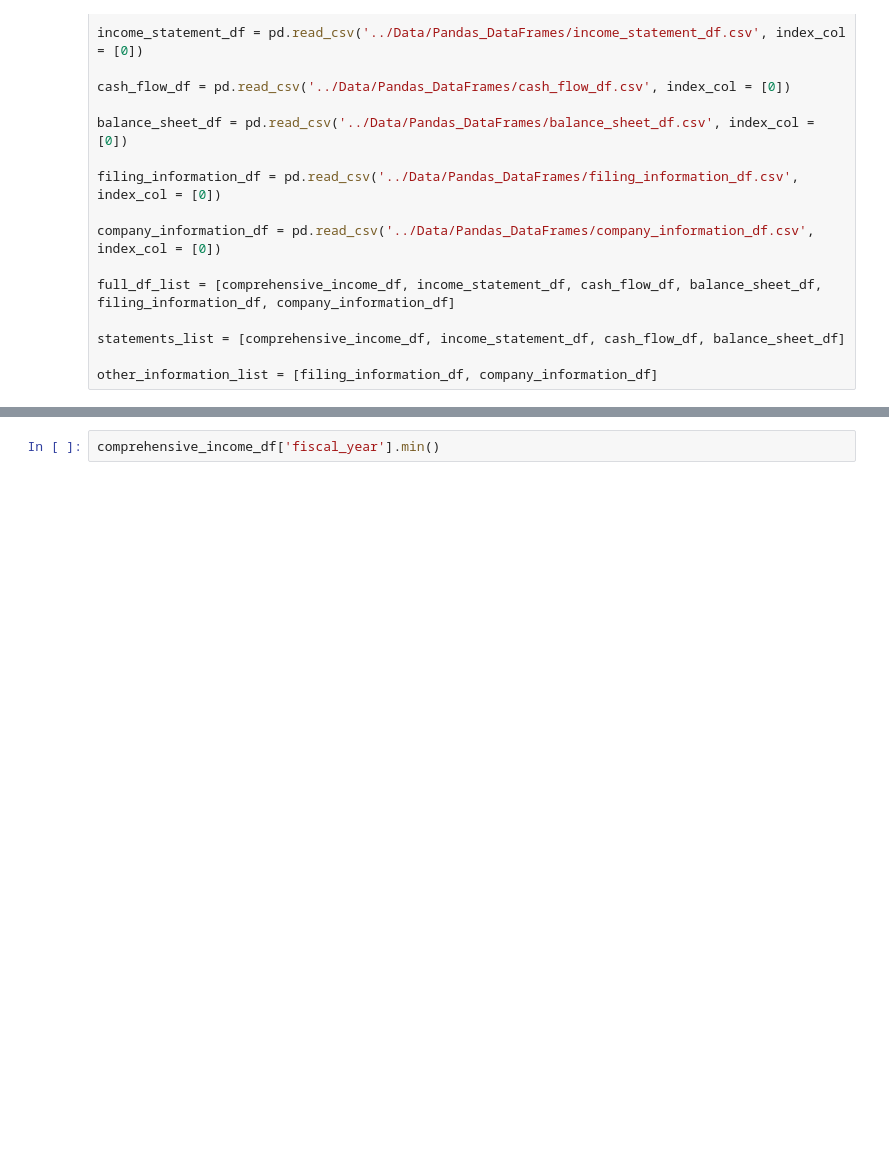
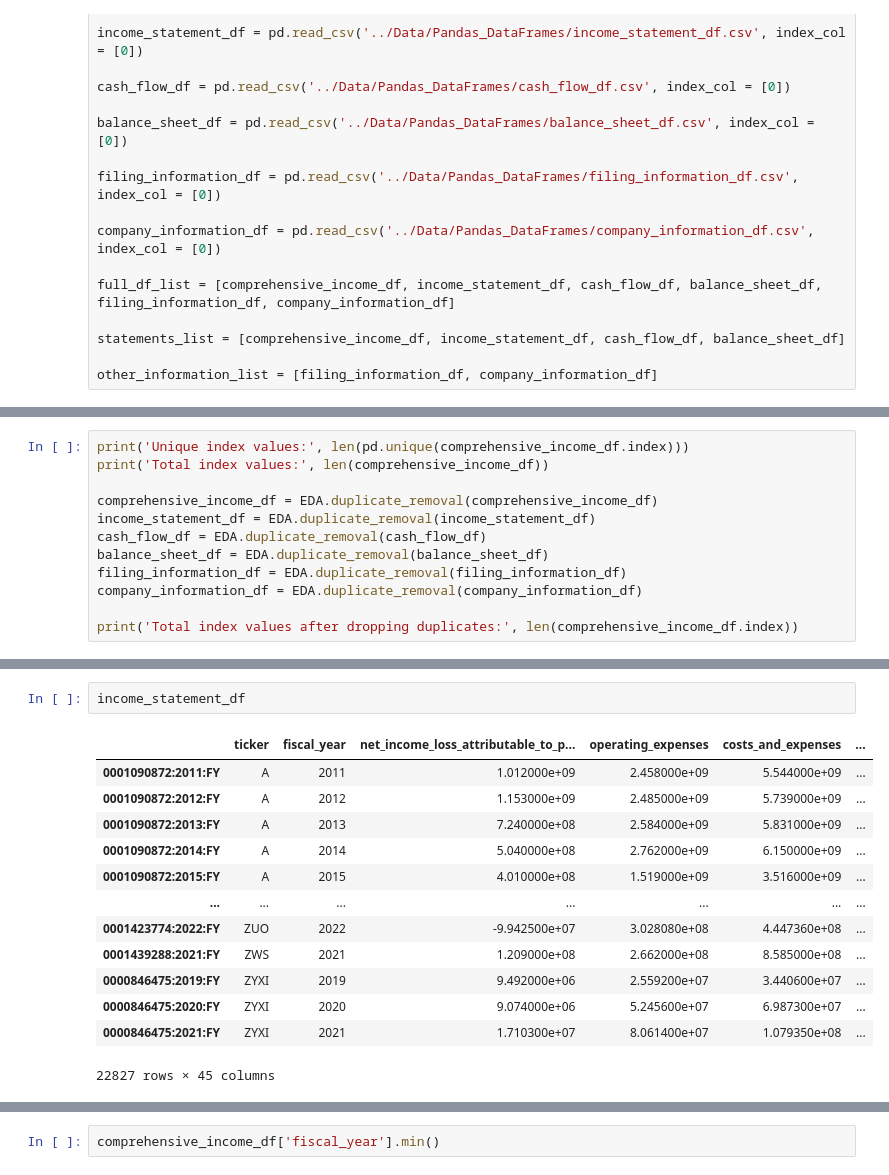
Before and after one commit to BNDT4Sen/Final-Project-Financial-Analysis, a Jupyter notebook: Exploratory-Data-Analysis/DataFrame_Exploration.ipynb, the cells around one changed output, grey strips where cells are left out. Saved outputs shown, nothing was run; the diff lists cells and outputs as text; blank space fills up the shorter version.

```diff
--- a/Exploratory-Data-Analysis/DataFrame_Exploration.ipynb
+++ b/Exploratory-Data-Analysis/DataFrame_Exploration.ipynb
@@ -81,0 +34,12 @@ Series([], Name: cik, dtype: int64)
+# %%
+print('Unique index values:', len(pd.unique(comprehensive_income_df.index)))
+print('Total index values:', len(comprehensive_income_df))
+
+comprehensive_income_df = EDA.duplicate_removal(comprehensive_income_df)
+income_statement_df = EDA.duplicate_removal(income_statement_df)
+cash_flow_df = EDA.duplicate_removal(cash_flow_df)
+balance_sheet_df = EDA.duplicate_removal(balance_sheet_df)
+filing_information_df = EDA.duplicate_removal(filing_information_df)
+company_information_df = EDA.duplicate_removal(company_information_df)
+
+print('Total index values after dropping duplicates:', len(comprehensive_income_df.index))
@@ -103,0 +71,16 @@ InvalidIndexError: Reindexing only valid with uniquely valued Index objects
+# %%
+income_statement_df
+# %% [output]
+|  | ticker | fiscal_year | net_income_loss_attributable_to_p... | operating_expenses | costs_and_expenses | ... |
+| 0001090872:2011:FY | A | 2011 | 1.012000e+09 | 2.458000e+09 | 5.544000e+09 | ... |
+| 0001090872:2012:FY | A | 2012 | 1.153000e+09 | 2.485000e+09 | 5.739000e+09 | ... |
+| 0001090872:2013:FY | A | 2013 | 7.240000e+08 | 2.584000e+09 | 5.831000e+09 | ... |
+| 0001090872:2014:FY | A | 2014 | 5.040000e+08 | 2.762000e+09 | 6.150000e+09 | ... |
+| 0001090872:2015:FY | A | 2015 | 4.010000e+08 | 1.519000e+09 | 3.516000e+09 | ... |
+| ... | ... | ... | ... | ... | ... | ... |
+| 0001423774:2022:FY | ZUO | 2022 | -9.942500e+07 | 3.028080e+08 | 4.447360e+08 | ... |
+| 0001439288:2021:FY | ZWS | 2021 | 1.209000e+08 | 2.662000e+08 | 8.585000e+08 | ... |
+| 0000846475:2019:FY | ZYXI | 2019 | 9.492000e+06 | 2.559200e+07 | 3.440600e+07 | ... |
+| 0000846475:2020:FY | ZYXI | 2020 | 9.074000e+06 | 5.245600e+07 | 6.987300e+07 | ... |
+| 0000846475:2021:FY | ZYXI | 2021 | 1.710300e+07 | 8.061400e+07 | 1.079350e+08 | ... |
+22827 rows × 45 columns
```
Also changed, not shown: parts of 17 cells of this notebook, 9 other files.
